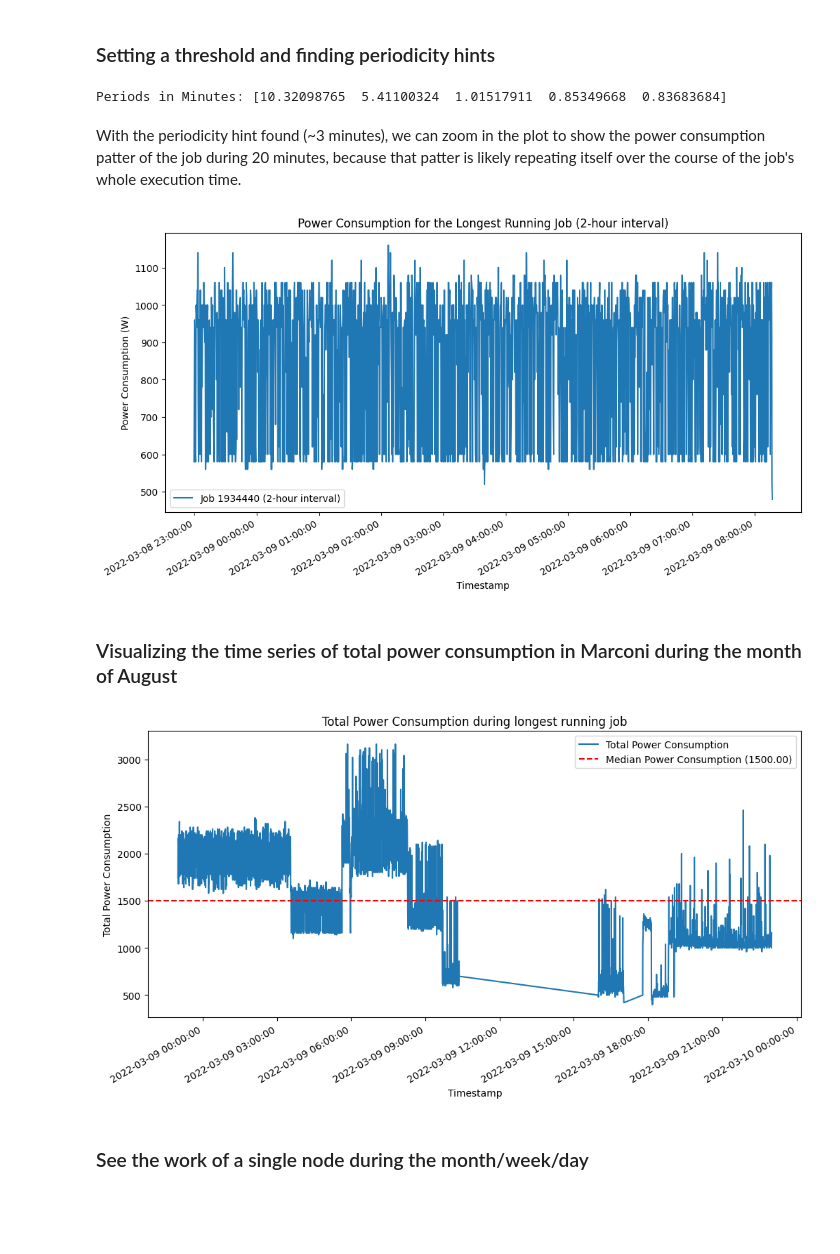
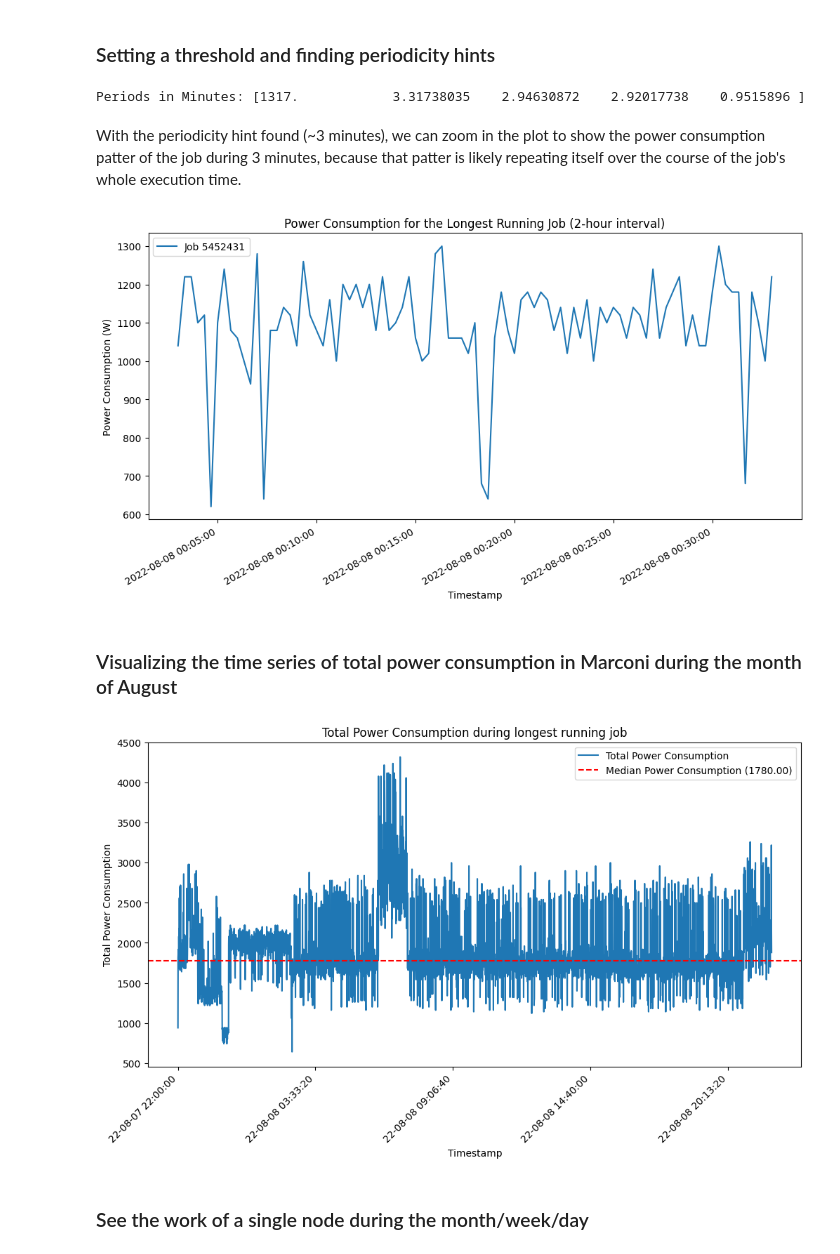
Before and after one commit to Marthyna/hpc-energy-consumption-profiling, a Jupyter notebook: notes/experiments_multinode.ipynb, the cells around one changed output. Saved outputs shown, nothing was run; the diff lists cells and outputs as text; code cells hidden in the pictures; blank space fills up the shorter version.

```diff
--- a/notes/experiments_multinode.ipynb
+++ b/notes/experiments_multinode.ipynb
@@ -254,6 +224,7 @@ For example, if there's a strong periodic pattern in the time series that repeat
 from scipy.signal import find_peaks
 
 max_spectral_powers = []
+np.set_printoptions(suppress=True)
 
 # Generate permuted sequences, calculate periodogram, record max spectral powers
 for _ in range(100):
@@ -268,18 +239,17 @@ peaks, _ = find_peaks(power_spectrum, height=threshold)
 period_hints_in_minutes = (1 / frequencies[peaks]) / 60
 print("Periods in Minutes:", period_hints_in_minutes)
 # %% [output]
-Periods in Minutes: [10.32098765  5.41100324  1.01517911  0.85349668  0.83683684]
+Periods in Minutes: [1317.            3.31738035    2.94630872    2.92017738    0.9515896 ]
 # %% [markdown]
-With the periodicity hint found (~3 minutes), we can zoom in the plot to show the power consumption patter of the job during 20 minutes, because that patter is likely repeating itself over the course of the job's whole execution time.
+With the periodicity hint found (~3 minutes), we can zoom in the plot to show the power consumption patter of the job during 3 minutes, because that patter is likely repeating itself over the course of the job's whole execution time.
 # %%
-# Plot the power consumption over a 20-minute interval
 interval_data = longest_running_job_power[
     (longest_running_job_power[timestamp_col] >= start_time) &
-    (longest_running_job_power[timestamp_col] <= pd.to_datetime(start_time) + pd.Timedelta(hours=24))
+    (longest_running_job_power[timestamp_col] <= start_time + pd.Timedelta(minutes=30))
 ]
 
 plt.figure(figsize=(12, 6))
-plt.plot(interval_data[timestamp_col], interval_data[power_col], label=f'Job {longest_running_job_row["job_id"]} (2-hour interval)')
+plt.plot(interval_data[timestamp_col], interval_data[power_col], label=f'Job {longest_running_job_row["job_id"]}')
 plt.title(f'Power Consumption for the Longest Running Job (2-hour interval)')
 plt.xlabel('Timestamp')
 plt.ylabel('Power Consumption (W)')
@@ -288,31 +258,29 @@ plt.gcf().autofmt_xdate()  # Auto-format the x-axis date labels for better reada
 plt.legend()
 plt.show()
 # %% [output]
-[figure, old version]
+[figure, new version]
 # %% [markdown]
 ### Visualizing the time series of total power consumption in Marconi during the month of August
 # %%
-power_data = merged_df[[timestamp_col, power_col]]
+power_data = time_series_analysis_merged_df[[timestamp_col, power_col]]
 
 # Group by timestamp and sum the power consumption values
 total_power_by_timestamp = power_data.groupby(timestamp_col)[power_col].sum().reset_index()
 
 median_total_power = total_power_by_timestamp[power_col].median()
-
-total_power_by_timestamp[timestamp_col] = pd.to_datetime(total_power_by_timestamp[timestamp_col])
 
 plt.figure(figsize=(12, 6))
 plt.plot(total_power_by_timestamp[timestamp_col], total_power_by_timestamp[power_col], label='Total Power Consumption')
 plt.axhline(y=median_total_power, color='r', linestyle='--', label=f'Median Power Consumption ({median_total_power:.2f})')
 plt.title('Total Power Consumption during longest running job')
 plt.xlabel('Timestamp')
 plt.ylabel('Total Power Consumption')
-plt.gca().xaxis.set_major_formatter(mdates.DateFormatter('%Y-%m-%d %H:%M:%S'))
-plt.gcf().autofmt_xdate()
+formatted_ticks = pd.to_datetime(total_power_by_timestamp[timestamp_col][::1000]).dt.strftime('%y-%m-%d %H:%M:%S')
+plt.xticks(total_power_by_timestamp[timestamp_col][::1000], formatted_ticks, rotation=45, ha='right')
 plt.legend()
 plt.show()
 # %% [output]
-[figure, old version]
+[figure, new version]
 # %% [markdown]
 ### See the work of a single node during the month/week/day
 # %%
```
Also changed, not shown: parts of 15 cells of this notebook, 7 other files.
